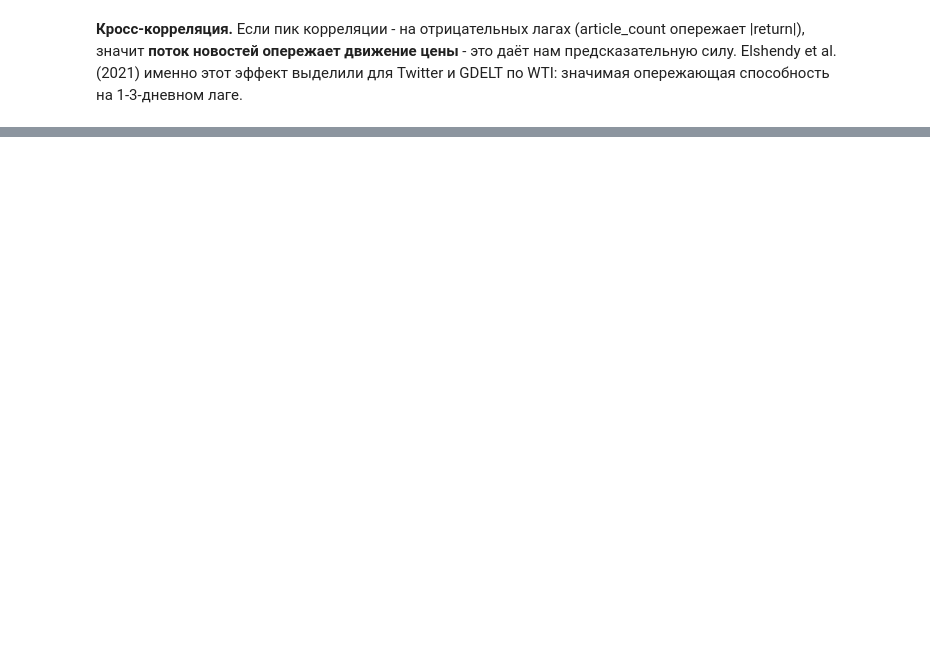
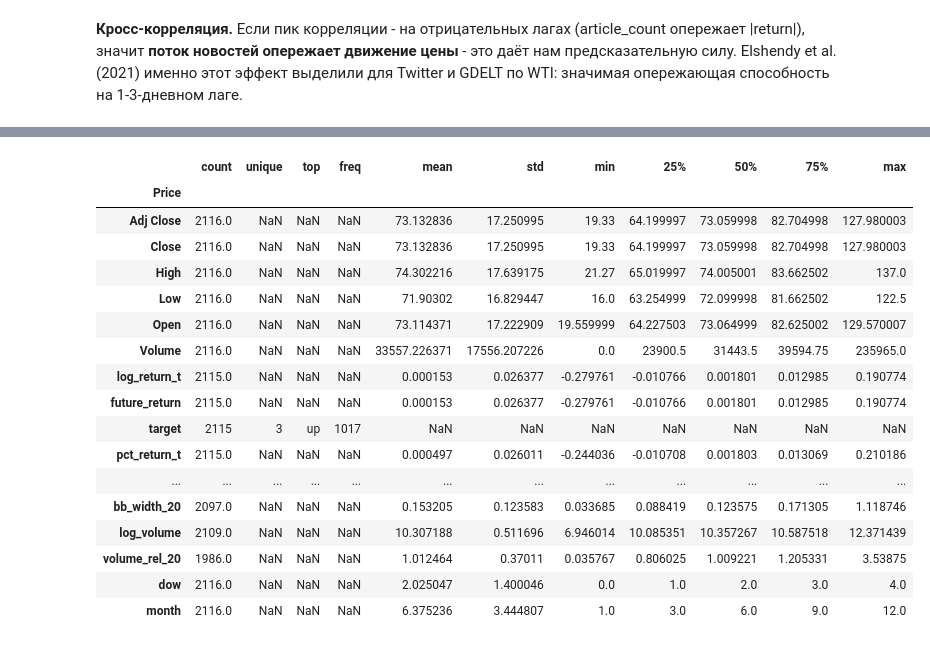
Before and after one commit to u1d51c/price-prediction, a Jupyter notebook: notebooks/EDA.ipynb, the cells around one changed output, grey strips where cells are left out. Saved outputs shown, nothing was run; the diff lists cells and outputs as text; code cells hidden in the pictures; blank space fills up the shorter version.

```diff
--- a/notebooks/EDA.ipynb
+++ b/notebooks/EDA.ipynb
@@ -629,0 +642,32 @@ if joined:
+# %%
+from src.features.technical import build_price_features
+
+# Полный набор признаков + таргет для Brent (репрезентативный актив)
+_lab = build_target_frame(
+    prices["brent"],
+    horizon=target_cfg["horizon_days"],
+    flat_threshold_sigma=target_cfg["flat_threshold_sigma"],
+)
+feat_df = build_price_features(_lab)
+
+# describe по ВСЕМ признакам, включая категориальные (include='all')
+feat_df.describe(include="all").T
+# %% [output]
+|  | count | unique | top | freq | mean | std | min | 25% | 50% | 75% | max |
+| Price |  |  |  |  |  |  |  |  |  |  |  |
+| Adj Close | 2116.0 | NaN | NaN | NaN | 73.132836 | 17.250995 | 19.33 | 64.199997 | 73.059998 | 82.704998 | 127.980003 |
+| Close | 2116.0 | NaN | NaN | NaN | 73.132836 | 17.250995 | 19.33 | 64.199997 | 73.059998 | 82.704998 | 127.980003 |
+| High | 2116.0 | NaN | NaN | NaN | 74.302216 | 17.639175 | 21.27 | 65.019997 | 74.005001 | 83.662502 | 137.0 |
+| Low | 2116.0 | NaN | NaN | NaN | 71.90302 | 16.829447 | 16.0 | 63.254999 | 72.099998 | 81.662502 | 122.5 |
+| Open | 2116.0 | NaN | NaN | NaN | 73.114371 | 17.222909 | 19.559999 | 64.227503 | 73.064999 | 82.625002 | 129.570007 |
+| Volume | 2116.0 | NaN | NaN | NaN | 33557.226371 | 17556.207226 | 0.0 | 23900.5 | 31443.5 | 39594.75 | 235965.0 |
+| log_return_t | 2115.0 | NaN | NaN | NaN | 0.000153 | 0.026377 | -0.279761 | -0.010766 | 0.001801 | 0.012985 | 0.190774 |
+| future_return | 2115.0 | NaN | NaN | NaN | 0.000153 | 0.026377 | -0.279761 | -0.010766 | 0.001801 | 0.012985 | 0.190774 |
+| target | 2115 | 3 | up | 1017 | NaN | NaN | NaN | NaN | NaN | NaN | NaN |
+| pct_return_t | 2115.0 | NaN | NaN | NaN | 0.000497 | 0.026011 | -0.244036 | -0.010708 | 0.001803 | 0.013069 | 0.210186 |
+| ... | ... | ... | ... | ... | ... | ... | ... | ... | ... | ... | ... |
+| bb_width_20 | 2097.0 | NaN | NaN | NaN | 0.153205 | 0.123583 | 0.033685 | 0.088419 | 0.123575 | 0.171305 | 1.118746 |
+| log_volume | 2109.0 | NaN | NaN | NaN | 10.307188 | 0.511696 | 6.946014 | 10.085351 | 10.357267 | 10.587518 | 12.371439 |
+| volume_rel_20 | 1986.0 | NaN | NaN | NaN | 1.012464 | 0.37011 | 0.035767 | 0.806025 | 1.009221 | 1.205331 | 3.53875 |
+| dow | 2116.0 | NaN | NaN | NaN | 2.025047 | 1.400046 | 0.0 | 1.0 | 2.0 | 3.0 | 4.0 |
+| month | 2116.0 | NaN | NaN | NaN | 6.375236 | 3.444807 | 1.0 | 3.0 | 6.0 | 9.0 | 12.0 |
```
Also changed, not shown: parts of 23 cells of this notebook, 28 other files.
